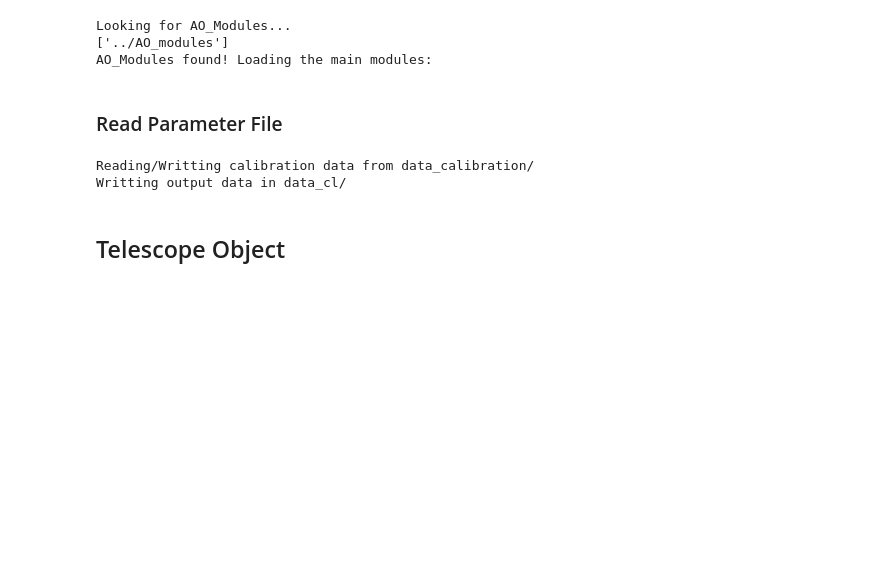
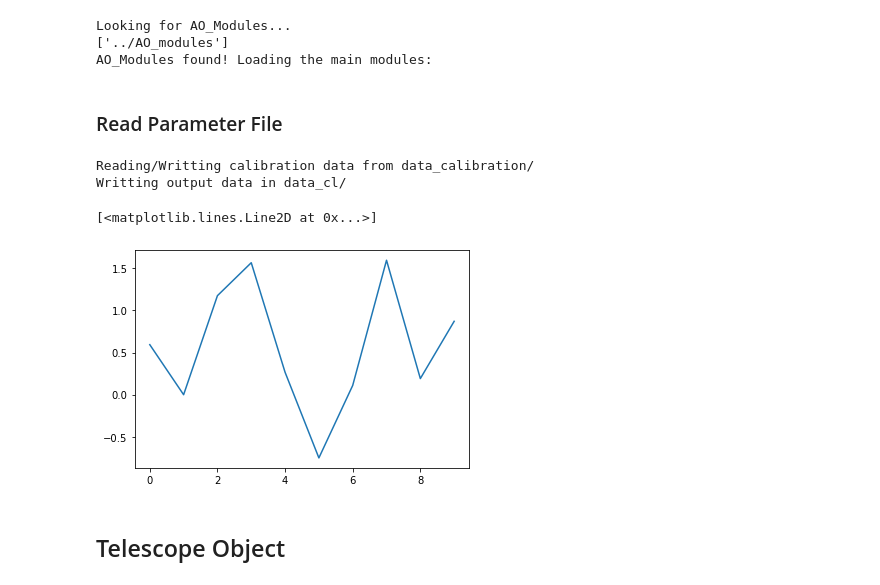
Before and after one commit to cheritier/OOPAO, a Jupyter notebook: tutorials/tutorial_howToAdaptiveOptics.ipynb, the cells around one changed output. Cells and saved outputs as stored; diff of their text form; code cells hidden in the pictures; blank space fills up the shorter version.

```diff
--- a/tutorials/tutorial_howToAdaptiveOptics.ipynb
+++ b/tutorials/tutorial_howToAdaptiveOptics.ipynb
@@ -68,15 +68,20 @@ AO_Modules found! Loading the main modules:
 # %%
 #import parameter file (dictionnary)
 
 from parameter_files.parameterFile_VLT_I_Band_PWFS import initializeParameterFile
 
 param = initializeParameterFile()
 # the list of the keys contained in the dictionnary can be printed using the following lines
 # for key, value in param.items() :
 #     print (key, value)
+
+plt.figure()
+plt.plot(np.random.randn(10))
 # %% [output]
 Reading/Writting calibration data from data_calibration/
 Writting output data in data_cl/
+[<matplotlib.lines.Line2D at 0x...>]
+[figure, added]
 # %% [markdown]
 ## Telescope Object
 # %%
```
Also changed, not shown: parts of 4 cells of this notebook, 1 other file.
